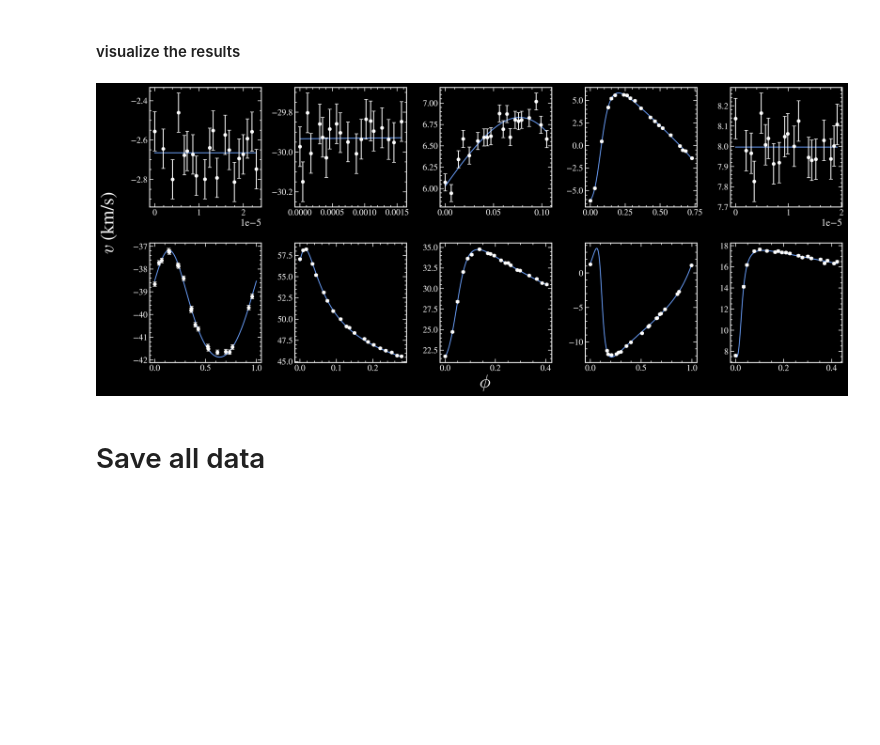
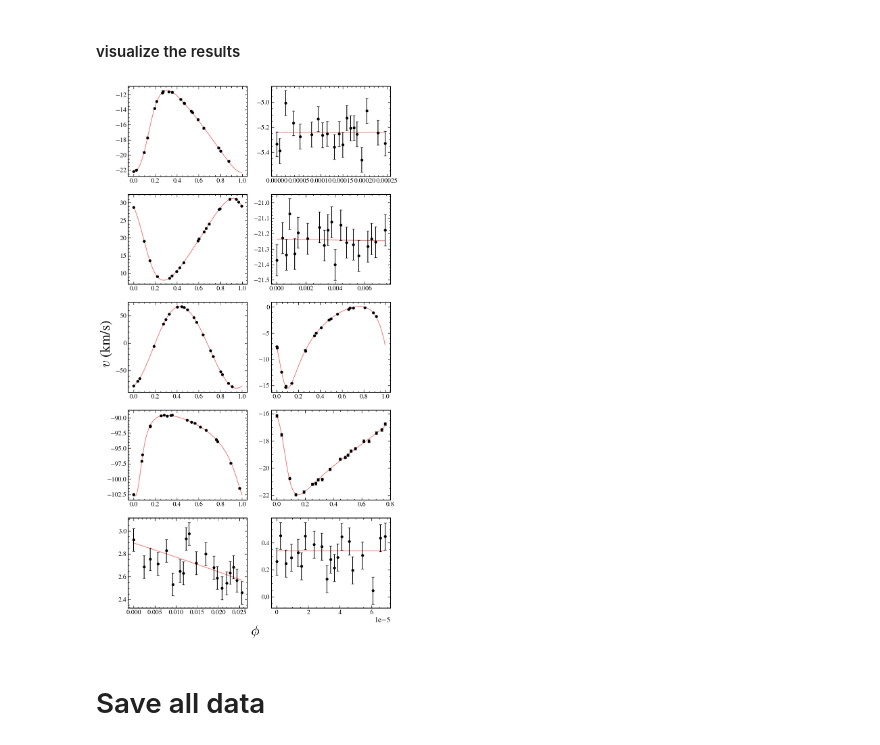
Before and after one commit to anya-m-phillips/ANKLES, a Jupyter notebook: project_notebooks/generate_data_with_COSMIC.ipynb, the cells around one changed output. Saved outputs shown, nothing was run; the diff lists cells and outputs as text; code cells hidden in the pictures; blank space fills up the shorter version.

Commit message:
more plots

```diff
--- a/project_notebooks/generate_data_with_COSMIC.ipynb
+++ b/project_notebooks/generate_data_with_COSMIC.ipynb
@@ -385,39 +385,41 @@ def compute_phase(t, P, T0=0.0):
     return ((t - T0) / P) % 1
 # %%
 indices_to_check = np.random.randint(0, N, 10)
-with plt.style.context("dark_background"):
-    fig, [[ax1,ax2,ax3,ax4,ax5],[ax6,ax7,ax8,ax9,ax10]] = plt.subplots(2,5,figsize=[20,8], dpi=300)
-    plt.subplots_adjust(wspace=.3, hspace=.3)
-    axs = [ax1,ax2,ax3,ax4,ax5, ax6,ax7,ax8,ax9,ax10]
+# with plt.style.context("dark_background"):
+# fig, [[ax1,ax2,ax3,ax4,ax5],[ax6,ax7,ax8,ax9,ax10]] = plt.subplots(2,5,figsize=[20,8], dpi=300)
+fig, [[ax1,ax2],[ax3,ax4],[ax5,ax6],[ax7,ax8],[ax9,ax10]] = plt.subplots(5,2, figsize=[10,20])
+plt.subplots_adjust(wspace=.2, hspace=.2)
+axs = [ax1,ax2,ax3,ax4,ax5, ax6,ax7,ax8,ax9,ax10]
 
-    for i in range(len(indices_to_check)):
-        j = indices_to_check[i]
-        ts = obstimes_all[j]
-        rvs = rvs_all[j]
-        v0, K, w, phi_0, e, P = labels[j]
+for i in range(len(indices_to_check)):
+    j = indices_to_check[i]
+    ts = obstimes_all[j]
+    rvs = rvs_all[j]
+    v0, K, w, phi_0, e, P = labels[j]
 
 
-        t_model = np.linspace(0, max(ts), 1000)
-        v_model = radial_velocity(t_model, v0, K, w, phi_0, e, P)
-        phase_model = compute_phase(t_model, P=P, T0=ts[0])
-        sort_idx = np.argsort(phase_model)
-        phase_model = phase_model[sort_idx]
-        rv_model = v_model[sort_idx]
+    t_model = np.linspace(0, max(ts), 1000)
+    v_model = radial_velocity(t_model, v0, K, w, phi_0, e, P)
+    phase_model = compute_phase(t_model, P=P, T0=ts[0])
+    sort_idx = np.argsort(phase_model)
+    phase_model = phase_model[sort_idx]
+    rv_model = v_model[sort_idx]
 
 
 
-        ax = axs[i]
-        ax.plot(phase_model, rv_model, c='cornflowerblue', zorder=0)
-        ax.errorbar(compute_phase(ts, P, 0.), rvs, yerr=0.1, marker='o', linestyle='', markersize=5, capsize=3, c='white')
-        make_plot_nice(ax)
+    ax = axs[i]
+    ax.plot(phase_model, rv_model, c='lightcoral', zorder=0)
+    ax.errorbar(compute_phase(ts, P, 0.), rvs, yerr=0.1, marker='o', linestyle='', markersize=5, capsize=3, c='k')
+    make_plot_nice(ax)
 
-    fig.text(0.5,0.04, r"$\phi$", ha='center', fontsize=30)
-    fig.text(0.07, 0.5, r"$v$ (km/s)", rotation='vertical', va='center', fontsize=30)
+fig.text(0.5,0.07, r"$\phi$", ha='center', fontsize=30)
+fig.text(0.04, 0.5, r"$v$ (km/s)", rotation='vertical', va='center', fontsize=30)
 
-plt.savefig("plots/example_RVcurves_generated_darkmode.pdf", dpi=300, bbox_inches="tight", transparent=True)
+# plt.savefig("plots/example_RVcurves_generated_darkmode.pdf", dpi=300, bbox_inches="tight", transparent=True)
+plt.savefig("plots/example_RVcurves_generated.pdf", dpi=300, bbox_inches="tight")
 # plt.savefig("plots/example_RVcurves_generated.png", dpi=300, bbox_inches="tight")
 # %% [output]
-[figure, old version]
+[figure, new version]
 # %% [markdown]
 # Save all data
 # %%
```
Also changed, not shown: 5 other files.
